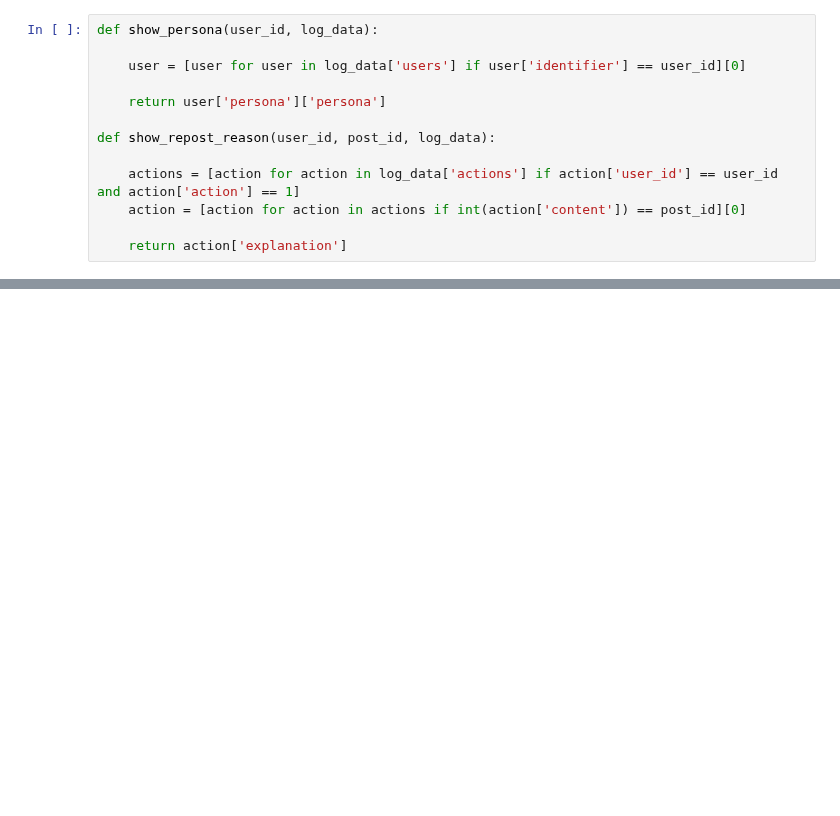
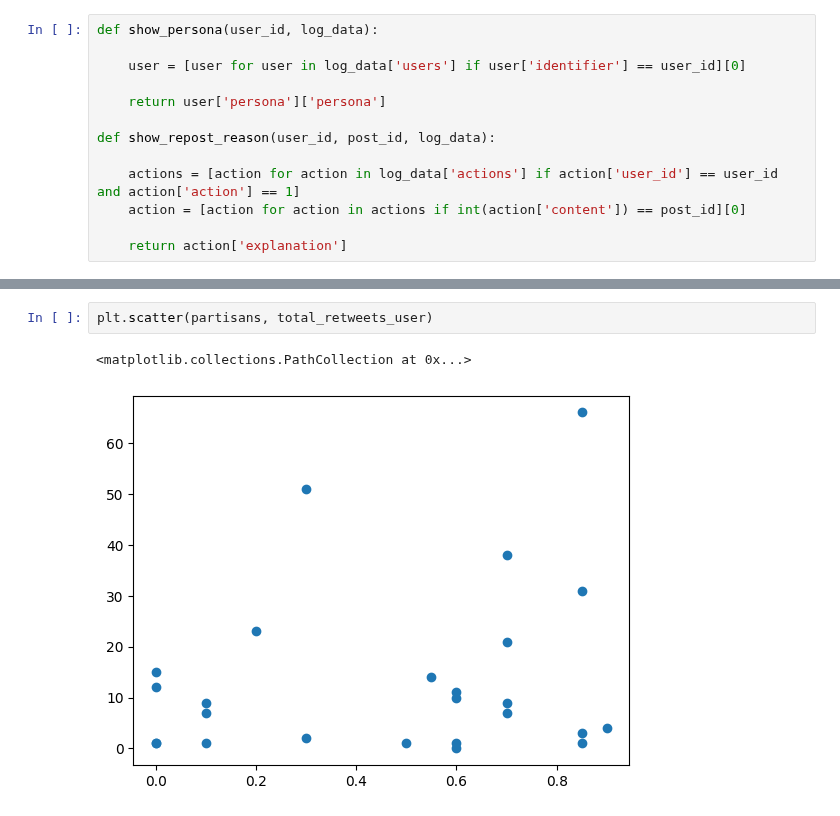
Before and after one commit to maiklarooij/MasterProject, a Jupyter notebook: analysis/analyse_log.ipynb, the cells around one changed output, grey strips where cells are left out. Drawn from its saved outputs; the diff is of its cells as text; blank space fills up the shorter version.

```diff
--- a/analysis/analyse_log.ipynb
+++ b/analysis/analyse_log.ipynb
@@ -102,0 +115,5 @@ I chose to repost because it's a powerful message about addressing the urgent he
+# %%
+plt.scatter(partisans, total_retweets_user)
+# %% [output]
+<matplotlib.collections.PathCollection at 0x...>
+[figure, added]
```
Also changed, not shown: parts of 9 cells of this notebook, 3 other files.
